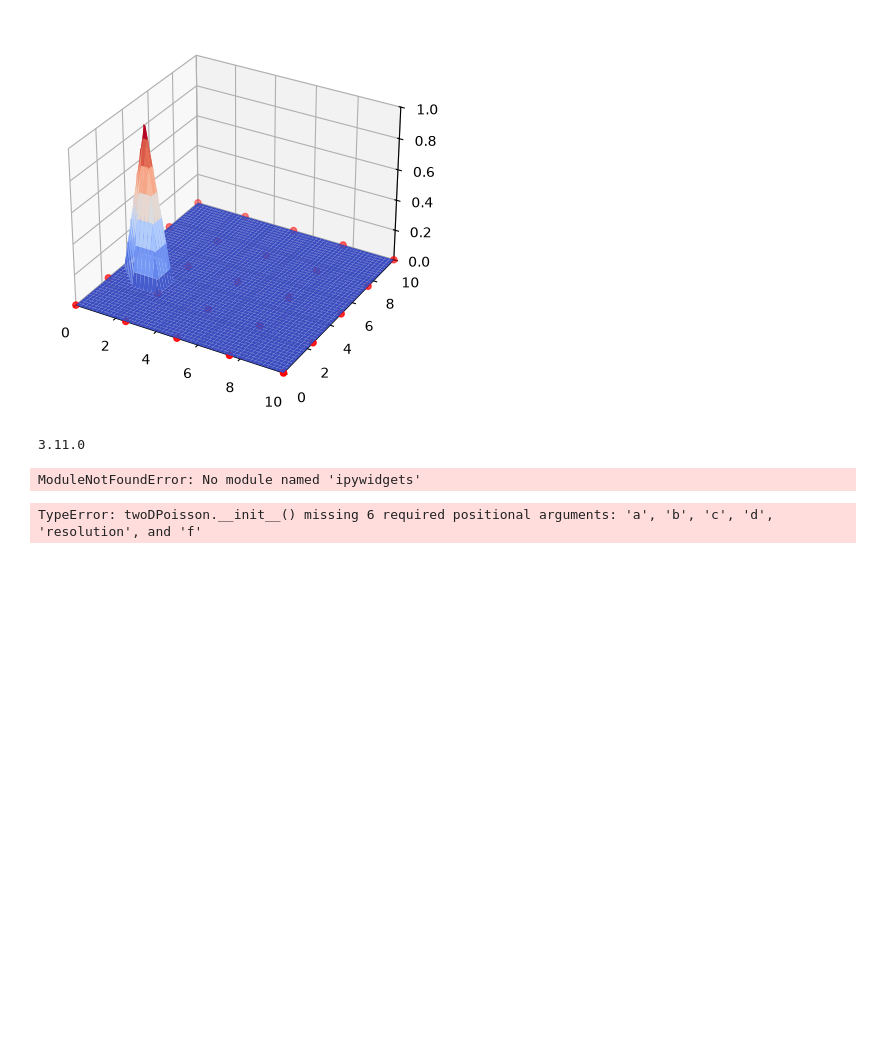
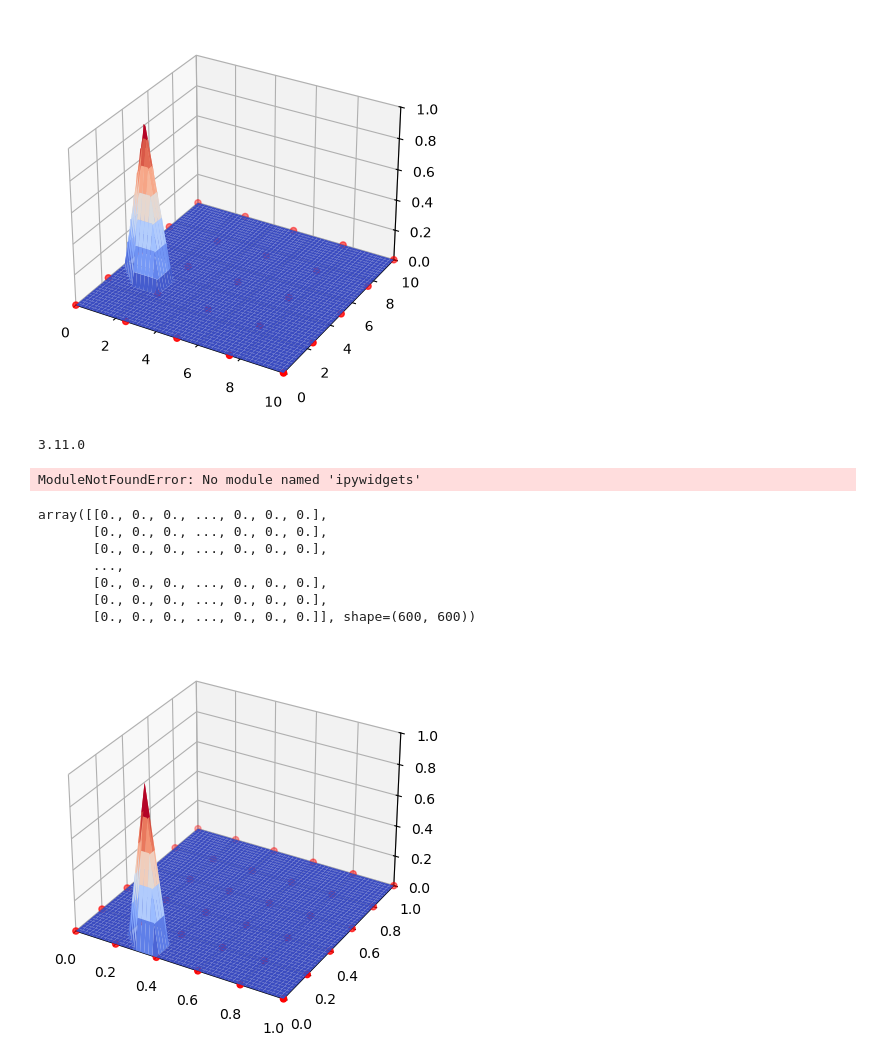
Before and after one commit to Jerry-Haoyu/Mathematical_Physics, a Jupyter notebook: pde/elementary_methods/poisson_equation/poisson_equation.ipynb, the cells around one changed output. Drawn from its saved outputs; the diff is of its cells as text; code cells hidden in the pictures; blank space fills up the shorter version.

```diff
--- a/pde/elementary_methods/poisson_equation/poisson_equation.ipynb
+++ b/pde/elementary_methods/poisson_equation/poisson_equation.ipynb
@@ -109,8 +112,71 @@ ModuleNotFoundError: No module named 'ipywidgets'
 # %%
-import sys
-# sys.path.append('src')
+def plot_basis(resolution, position):
+    a, b, c, d = 0.0, 1.0, 0.0, 1.0
+    # grid for representing functions using basis functions
+    x = np.linspace(a, b, (resolution + 1))
+    y = np.linspace(c, d, int((resolution + 1) * (np.abs(d-c)/np.abs(b-a))))
 
-from src.twoDPoissonFEM import twoDPoisson
-solver = twoDPoisson()
+
+    # grid for basis functions
+    x_ = np.linspace(a, b, 100 * (resolution + 1))
+    y_ = np.linspace(c, d, 100 * int((resolution + 1) * (np.abs(d-c)/np.abs(b-a))))
+
+
+    grid_x, grid_y = np.meshgrid(x, y, indexing='xy')
+    basis_x, basis_y = np.meshgrid(x_, y_, indexing='xy')
+
+    h = ((b - a) / (2 * resolution))
+    a_, b_ = grid_x[:,:-1].flatten()[position], grid_y[:,:-1].flatten()[position]
+
+    # Pre-calculate relative distances from center to make formulas cleaner
+    X = basis_x - a_
+    Y = basis_y - b_
+    h = h
+
+    tent = np.zeros_like(basis_x)
+
+    # --- Face 1 ---
+    mask_1 = (h <= X) & (X <= 2*h) & (h <= Y) & (Y <= 3*h - X)
+    tent[mask_1] = 3 - (X[mask_1] + Y[mask_1]) / h
+
+    # --- Face 2 ---
+    mask_2 = (0 <= X) & (X <= h) & (h - X <= Y) & (Y <= h)
+    tent[mask_2] = (X[mask_2] + Y[mask_2]) / h - 1
+
+    # --- Face 3 ---
+    mask_3 = (h <= X) & (X <= 2*h) & (2*h - X <= Y) & (Y <= h)
+    tent[mask_3] = 2 - X[mask_3] / h
+
+    # --- Face 4 ---
+    mask_4 = (0 <= Y) & (Y <= h) & (h <= X) & (X <= 2*h - Y)
+    tent[mask_4] = Y[mask_4] / h
+
+    # --- Face 5 ---
+    mask_5 = (0 <= X) & (X <= h) & (h <= Y) & (Y <= 2*h - X)
+    tent[mask_5] = X[mask_5] / h
+
+    # --- Face 6 ---
+    mask_6 = (0 <= X) & (X <= h) & (2*h - X <= Y) & (Y <= 2*h)
+    tent[mask_6] = 2 - Y[mask_6] / h
+
+    fig, ax = plt.subplots(subplot_kw={'projection':'3d'})
+    ax.set_zlim(0,1)
+    ax.set_xlim(a, b)
+    ax.set_ylim(c, d)
+    ax.set_aspect(aspect='equalxy')
+
+    ax.scatter(grid_x, grid_y, color='red')
+    ax.plot_surface(basis_x, basis_y, tent, cmap='coolwarm')
+
+    return tent
-# %% [output]
-TypeError: twoDPoisson.__init__() missing 6 required positional arguments: 'a', 'b', 'c', 'd', 'resolution', and 'f'
+# %%
+plot_basis(resolution=5, position=1)
+# %% [output]
+array([[0., 0., 0., ..., 0., 0., 0.],
+       [0., 0., 0., ..., 0., 0., 0.],
+       [0., 0., 0., ..., 0., 0., 0.],
+       ...,
+       [0., 0., 0., ..., 0., 0., 0.],
+       [0., 0., 0., ..., 0., 0., 0.],
+       [0., 0., 0., ..., 0., 0., 0.]], shape=(600, 600))
+[figure, added]
```
Also changed, not shown: parts of 2 cells of this notebook, 2 other files.
